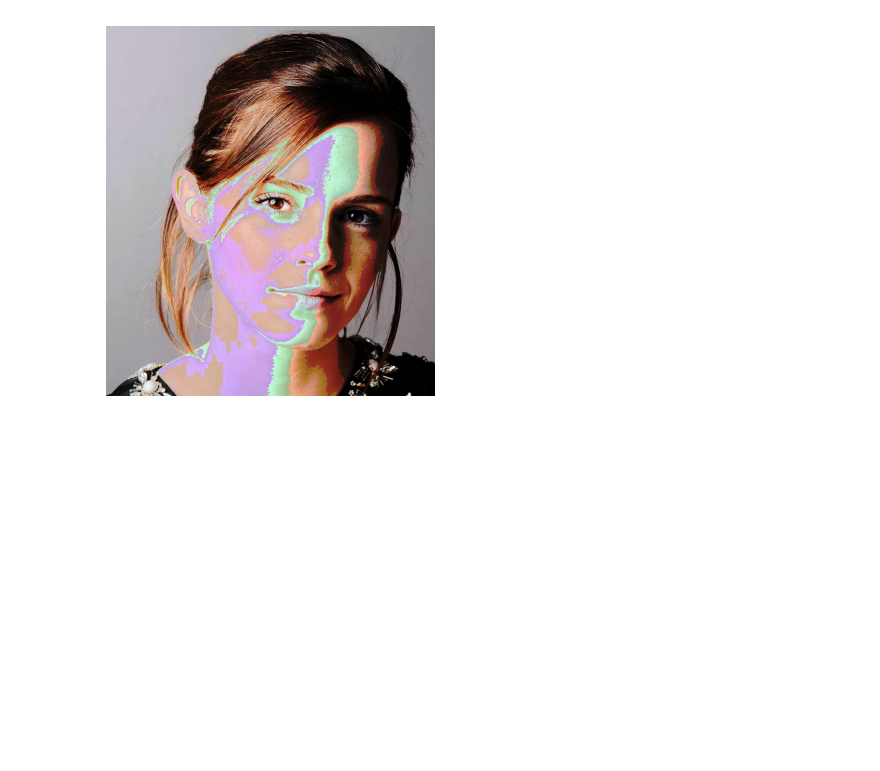
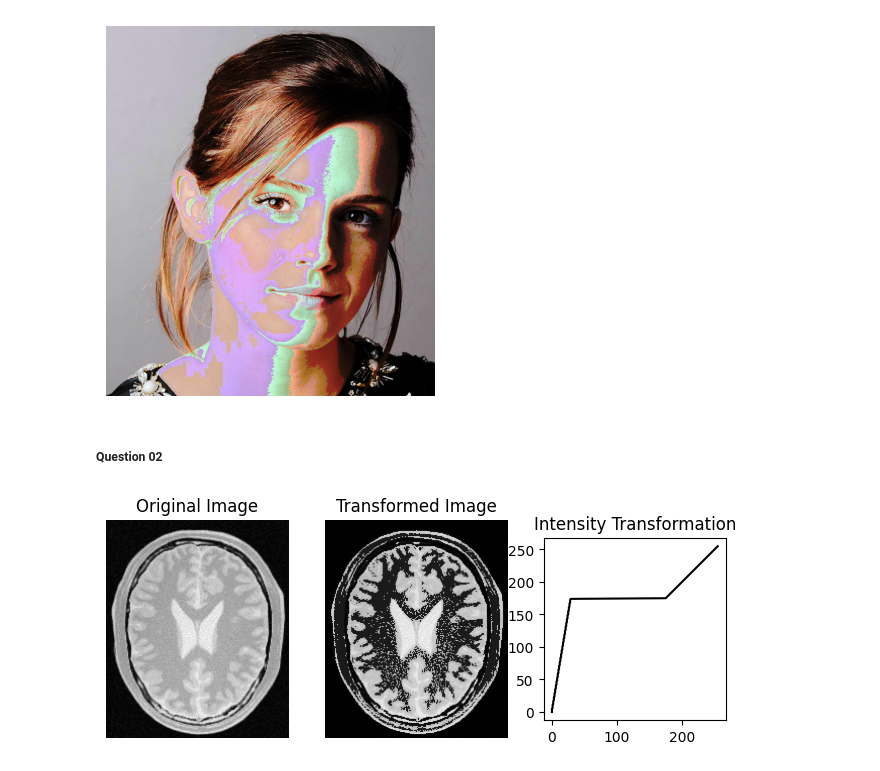
Before and after one commit to pulasthi-u/en3160-assignment01, a Jupyter notebook: code_assignment1.ipynb, the cells around one changed output. Cells and saved outputs as stored; diff of their text form; code cells hidden in the pictures; blank space fills up the shorter version.

Commit message:
attempted questions 2 and 3

```diff
--- a/code_assignment1.ipynb
+++ b/code_assignment1.ipynb
@@ -23,3 +23,31 @@ plt.axis('off')  # Hide axes
 plt.show()
 # %% [output]
 [figure]
+# %% [markdown]
+##### Question 02
+# %%
+img = cv2.imread("a1images/brain_proton_density_slice.png", cv2.IMREAD_GRAYSCALE)
+
+T = np.arange(256, dtype=np.uint8)
+T[0:175] //= 6
+# T[175:256] = 200
+
+t_img = T[img]
+
+fig, ax = plt.subplots(1, 3, figsize=(8, 5))
+for i in range(2):
+    ax[i].axis('off')
+
+ax[0].set_title("Original Image")
+ax[0].imshow(img, cmap='gray', vmin=0, vmax=255)
+
+ax[1].set_title("Transformed Image")
+ax[1].imshow(t_img, cmap='gray', vmin=0, vmax=255)
+
+ax[2].plot(T, np.arange(256), color='black')
+ax[2].set_aspect('equal')
+ax[2].set_title("Intensity Transformation")
+
+plt.show()
+# %% [output]
+[figure, added]
```
Also changed, not shown: parts of 5 cells of this notebook.
